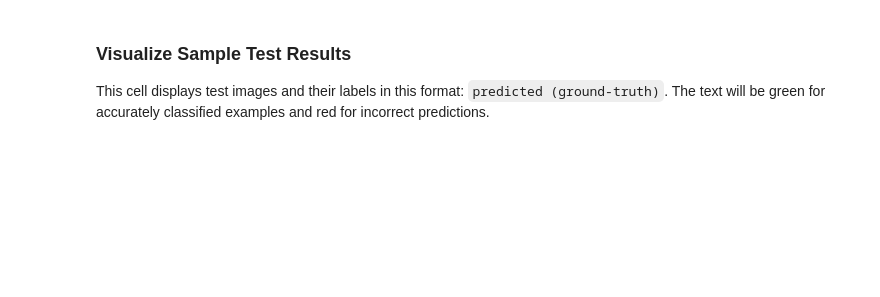
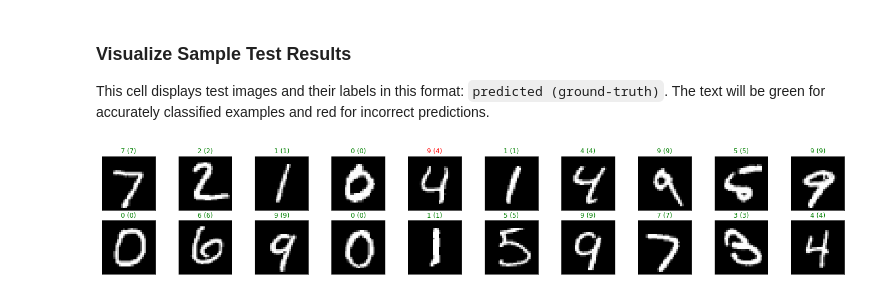
Before and after one commit to MuhammadDanyialKhan/Google-Colaboratory-Notebooks, a Jupyter notebook: pytorch/mnist_mlp_example_pytorch.ipynb, the cells around one changed output. Cells and saved outputs as stored; diff of their text form; code cells hidden in the pictures; blank space fills up the shorter version.

```diff
--- a/pytorch/mnist_mlp_example_pytorch.ipynb
+++ b/pytorch/mnist_mlp_example_pytorch.ipynb
@@ -91,6 +106,7 @@ for x in range(width):
 The architecture will be responsible for seeing as input a 784-dim Tensor of pixel values for each image, and producing a Tensor of length 10 (our number of classes) that indicates the class scores for an input image. This particular example uses two hidden layers and dropout to avoid overfitting.
 # %%
 import torch.nn as nn
+from torch import optim
 import torch.nn.functional as F
 
 ## TODO: Define the NN architecture
@@ -98,13 +114,19 @@ class Net(nn.Module):
     def __init__(self):
         super(Net, self).__init__()
         # linear layer (784 -> 1 hidden node)
-        self.fc1 = nn.Linear(28 * 28, 1)
+        self.fc1 = nn.Linear(28 * 28, 256)
+        self.fc2 = nn.Linear(256, 128)
+        self.fc3 = nn.Linear(128, 64)
+        self.fc4 = nn.Linear(64, 10)
 
     def forward(self, x):
         # flatten image input
         x = x.view(-1, 28 * 28)
         # add hidden layer, with relu activation function
         x = F.relu(self.fc1(x))
+        x = F.relu(self.fc2(x))
+        x = F.relu(self.fc3(x))
+        x = F.log_softmax(self.fc4(x), dim=1)
         return x
 
 # initialize the NN
@@ -116,12 +145,12 @@ print(model)
 It's recommended that you use cross-entropy loss for classification. If you look at the documentation (linked above), you can see that PyTorch's cross entropy function applies a softmax funtion to the output layer *and* then calculates the log loss.
 # %%
 ## TODO: Specify loss and optimization functions
-
+model = Net().cuda()
 # specify loss function
-criterion = None
+criterion = nn.NLLLoss()
 
 # specify optimizer
-optimizer = None
+optimizer = optim.Adam(params=model.parameters(), lr=0.003)
 # %% [markdown]
 ---
 ## Train the Network
@@ -226,19 +292,22 @@ This cell displays test images and their labels in this format: `predicted (grou
 # %%
 # obtain one batch of test images
 dataiter = iter(test_loader)
 images, labels = dataiter.next()
 
+model.cpu()
 # get sample outputs
 output = model(images)
 # convert output probabilities to predicted class
 _, preds = torch.max(output, 1)
 # prep images for display
 images = images.numpy()
 
 # plot the images in the batch, along with predicted and true labels
 fig = plt.figure(figsize=(25, 4))
 for idx in np.arange(20):
     ax = fig.add_subplot(2, 20/2, idx+1, xticks=[], yticks=[])
     ax.imshow(np.squeeze(images[idx]), cmap='gray')
     ax.set_title("{} ({})".format(str(preds[idx].item()), str(labels[idx].item())),
                  color=("green" if preds[idx]==labels[idx] else "red"))
+# %% [output]
+[figure, added]
```
Also changed, not shown: parts of 6 cells of this notebook.
